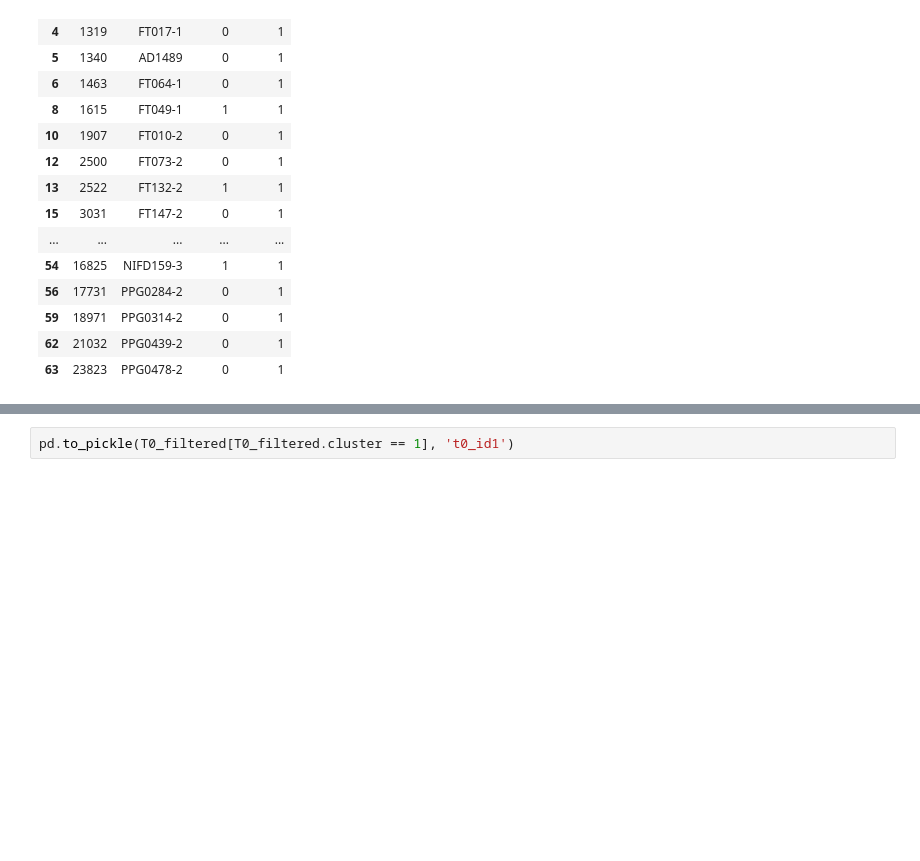
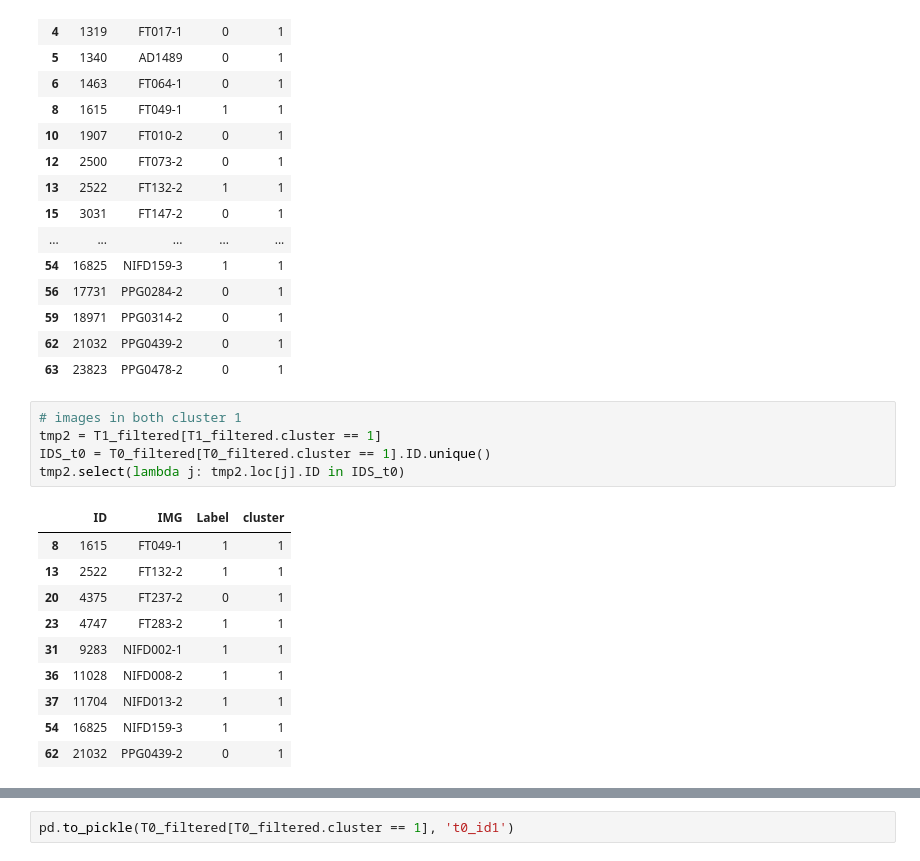
Before and after one commit to fabianp/gray_matter, a Jupyter notebook: cluster_metric.ipynb, the cells around one changed output, grey strips where cells are left out. Saved outputs shown, nothing was run; the diff lists cells and outputs as text; blank space fills up the shorter version.

```diff
--- a/cluster_metric.ipynb
+++ b/cluster_metric.ipynb
@@ -118,3 +139,19 @@ T1_filtered[T1_filtered.cluster == 1]
 | 59 | 18971 | PPG0314-2 | 0 | 1 |
 | 62 | 21032 | PPG0439-2 | 0 | 1 |
 | 63 | 23823 | PPG0478-2 | 0 | 1 |
+# %%
+# images in both cluster 1
+tmp2 = T1_filtered[T1_filtered.cluster == 1]
+IDS_t0 = T0_filtered[T0_filtered.cluster == 1].ID.unique()
+tmp2.select(lambda j: tmp2.loc[j].ID in IDS_t0)
+# %% [output]
+|  | ID | IMG | Label | cluster |
+| 8 | 1615 | FT049-1 | 1 | 1 |
+| 13 | 2522 | FT132-2 | 1 | 1 |
+| 20 | 4375 | FT237-2 | 0 | 1 |
+| 23 | 4747 | FT283-2 | 1 | 1 |
+| 31 | 9283 | NIFD002-1 | 1 | 1 |
+| 36 | 11028 | NIFD008-2 | 1 | 1 |
+| 37 | 11704 | NIFD013-2 | 1 | 1 |
+| 54 | 16825 | NIFD159-3 | 1 | 1 |
+| 62 | 21032 | PPG0439-2 | 0 | 1 |
```
Also changed, not shown: parts of 5 cells of this notebook.
